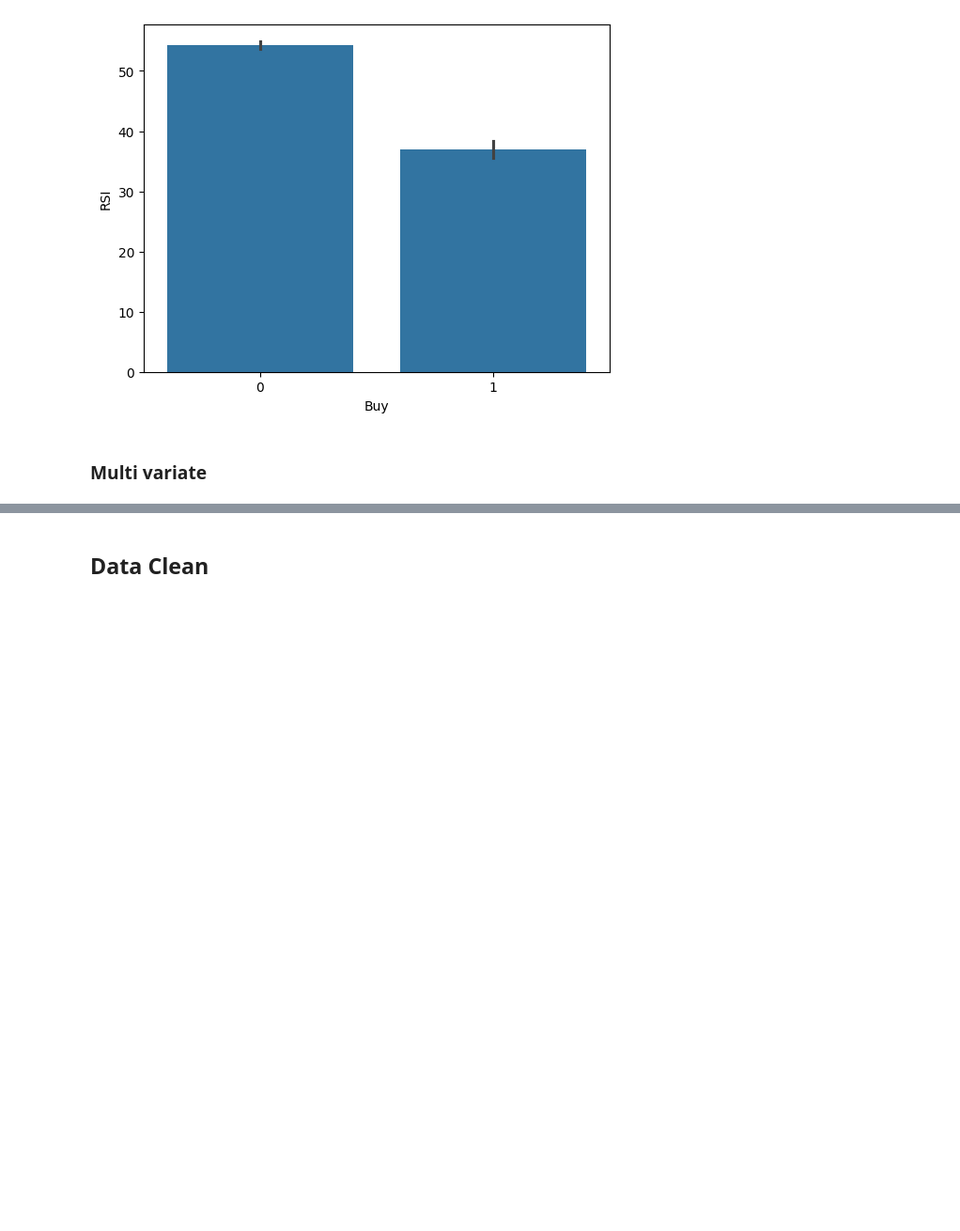
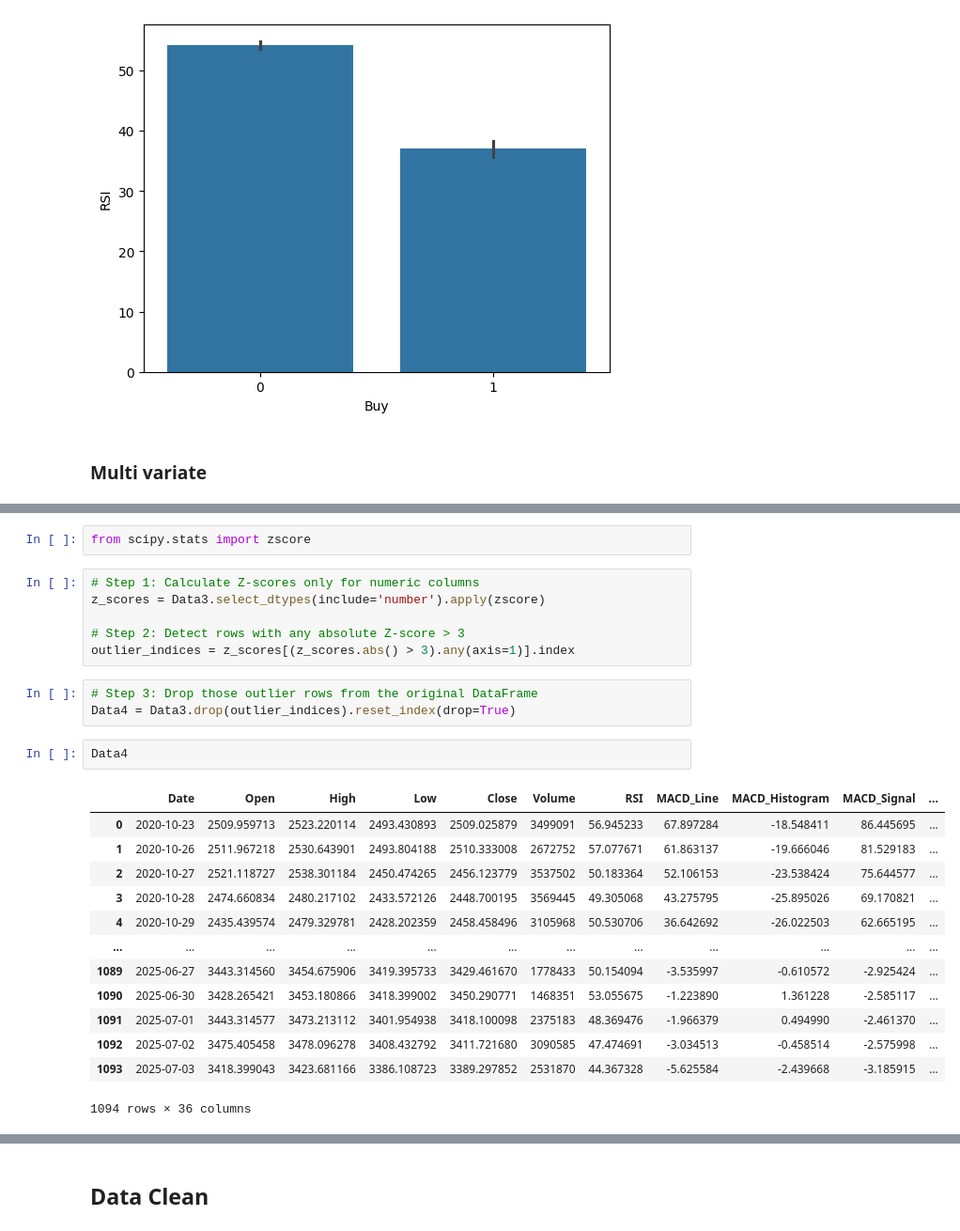
Before and after one commit to rahiljain23/Stock_Screener, a Jupyter notebook: Stocks_Screener.ipynb, the cells around one changed output, grey strips where cells are left out. Shown at 94% size. Saved outputs shown, nothing was run; the diff lists cells and outputs as text; blank space fills up the shorter version.

```diff
--- a/Stocks_Screener.ipynb
+++ b/Stocks_Screener.ipynb
@@ -205,0 +428,27 @@ Data1.groupby('Month').agg({'Buy':'count'}).sort_values('Buy',ascending=False)
+# %%
+from scipy.stats import zscore
+# %%
+# Step 1: Calculate Z-scores only for numeric columns
+z_scores = Data3.select_dtypes(include='number').apply(zscore)
+
+# Step 2: Detect rows with any absolute Z-score > 3
+outlier_indices = z_scores[(z_scores.abs() > 3).any(axis=1)].index
+# %%
+# Step 3: Drop those outlier rows from the original DataFrame
+Data4 = Data3.drop(outlier_indices).reset_index(drop=True)
+# %%
+Data4
+# %% [output]
+|  | Date | Open | High | Low | Close | Volume | RSI | MACD_Line | MACD_Histogram | MACD_Signal | ... |
+| 0 | 2020-10-23 | 2509.959713 | 2523.220114 | 2493.430893 | 2509.025879 | 3499091 | 56.945233 | 67.897284 | -18.548411 | 86.445695 | ... |
+| 1 | 2020-10-26 | 2511.967218 | 2530.643901 | 2493.804188 | 2510.333008 | 2672752 | 57.077671 | 61.863137 | -19.666046 | 81.529183 | ... |
+| 2 | 2020-10-27 | 2521.118727 | 2538.301184 | 2450.474265 | 2456.123779 | 3537502 | 50.183364 | 52.106153 | -23.538424 | 75.644577 | ... |
+| 3 | 2020-10-28 | 2474.660834 | 2480.217102 | 2433.572126 | 2448.700195 | 3569445 | 49.305068 | 43.275795 | -25.895026 | 69.170821 | ... |
+| 4 | 2020-10-29 | 2435.439574 | 2479.329781 | 2428.202359 | 2458.458496 | 3105968 | 50.530706 | 36.642692 | -26.022503 | 62.665195 | ... |
+| ... | ... | ... | ... | ... | ... | ... | ... | ... | ... | ... | ... |
+| 1089 | 2025-06-27 | 3443.314560 | 3454.675906 | 3419.395733 | 3429.461670 | 1778433 | 50.154094 | -3.535997 | -0.610572 | -2.925424 | ... |
+| 1090 | 2025-06-30 | 3428.265421 | 3453.180866 | 3418.399002 | 3450.290771 | 1468351 | 53.055675 | -1.223890 | 1.361228 | -2.585117 | ... |
+| 1091 | 2025-07-01 | 3443.314577 | 3473.213112 | 3401.954938 | 3418.100098 | 2375183 | 48.369476 | -1.966379 | 0.494990 | -2.461370 | ... |
+| 1092 | 2025-07-02 | 3475.405458 | 3478.096278 | 3408.432792 | 3411.721680 | 3090585 | 47.474691 | -3.034513 | -0.458514 | -2.575998 | ... |
+| 1093 | 2025-07-03 | 3418.399043 | 3423.681166 | 3386.108723 | 3389.297852 | 2531870 | 44.367328 | -5.625584 | -2.439668 | -3.185915 | ... |
+1094 rows × 36 columns
```
Also changed, not shown: parts of 50 cells of this notebook, 15 other files.
